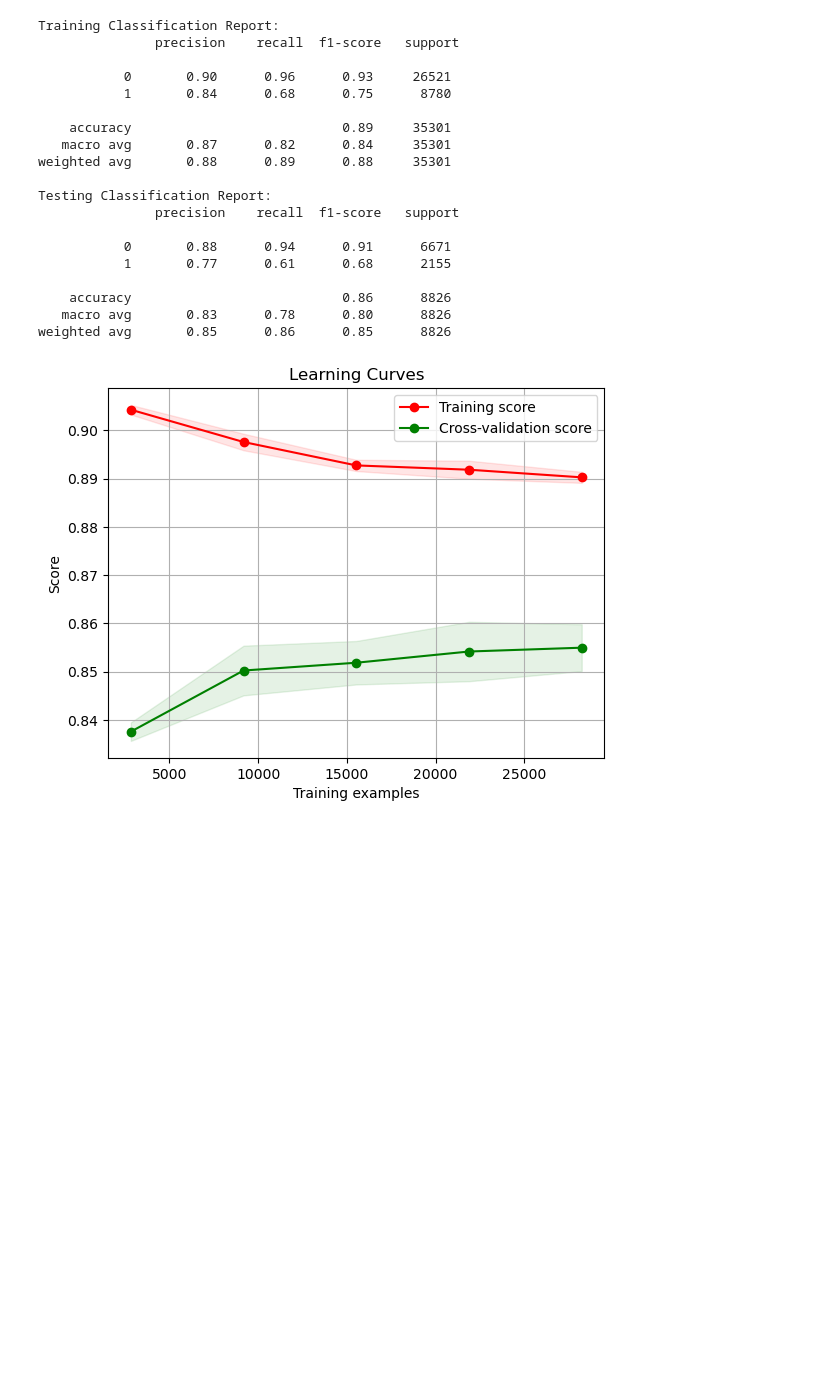
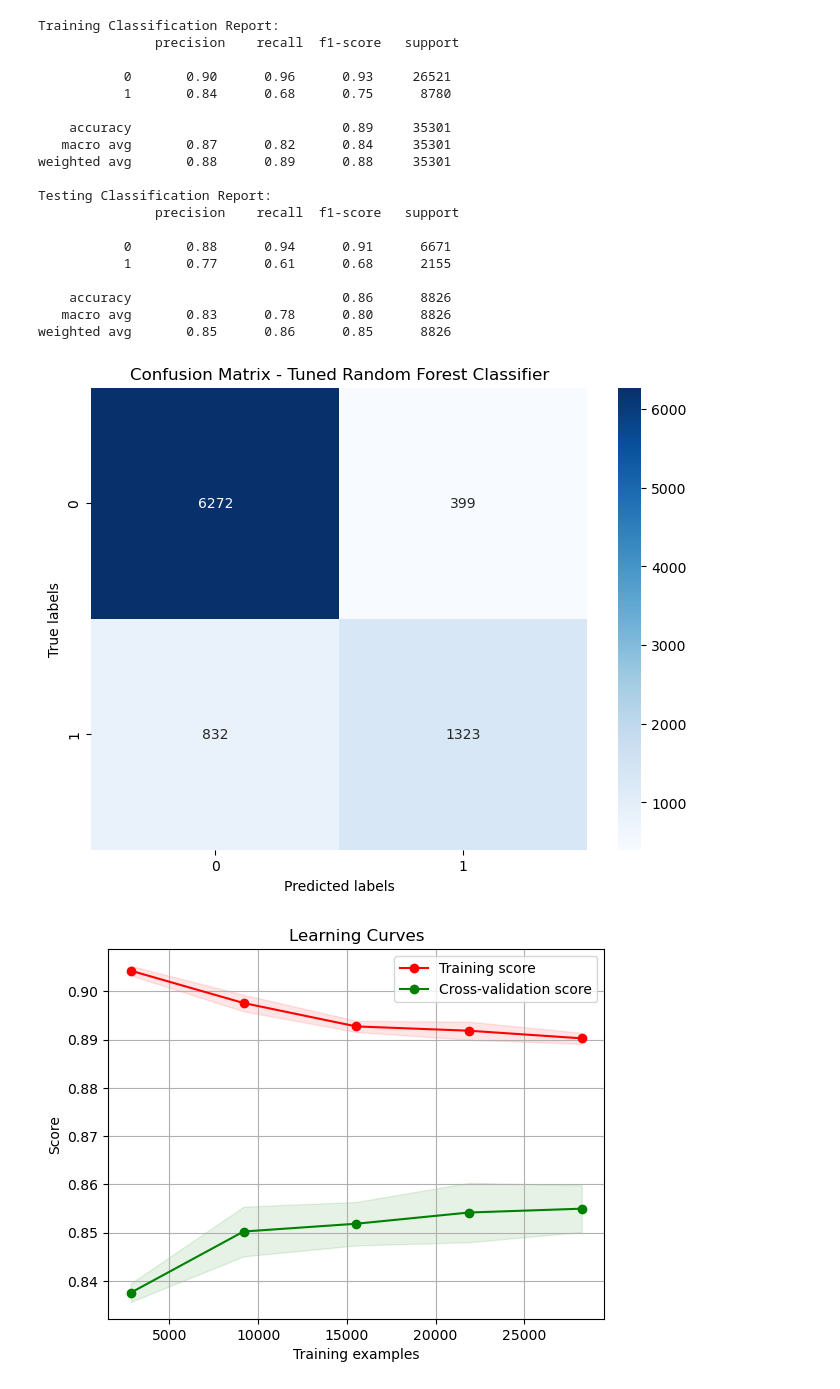
Before and after one commit to Inupa6677/Income-prediction-using-adult-data, a Jupyter notebook: machine learning courcework by inupa bandara.ipynb, the cells around one changed output. Drawn from its saved outputs; the diff is of its cells as text; code cells hidden in the pictures; blank space fills up the shorter version.

```diff
--- a/machine learning courcework by inupa bandara.ipynb
+++ b/machine learning courcework by inupa bandara.ipynb
@@ -984,6 +984,25 @@ Testing Classification Report:
     accuracy                           0.86      8826
    macro avg       0.83      0.78      0.80      8826
 weighted avg       0.85      0.86      0.85      8826
+# %%
+import matplotlib.pyplot as plt
+import seaborn as sns
+from sklearn.metrics import confusion_matrix
+
+# Generate confusion matrix for tuned Random Forest classifier
+confusion_mat_tuned = confusion_matrix(y_test, y_pred_test_tuned)
+
+# Plot confusion matrix
+plt.figure(figsize=(8, 6))
+sns.heatmap(confusion_mat_tuned, annot=True, fmt='d', cmap='Blues',
+            xticklabels=range(confusion_mat_tuned.shape[1]),
+            yticklabels=range(confusion_mat_tuned.shape[0]))
+plt.xlabel('Predicted labels')
+plt.ylabel('True labels')
+plt.title('Confusion Matrix - Tuned Random Forest Classifier')
+plt.show()
+# %% [output]
+[figure, added]
 # %%
 import numpy as np
 import matplotlib.pyplot as plt
```
Also changed, not shown: parts of 2 cells of this notebook, 1 other file.
